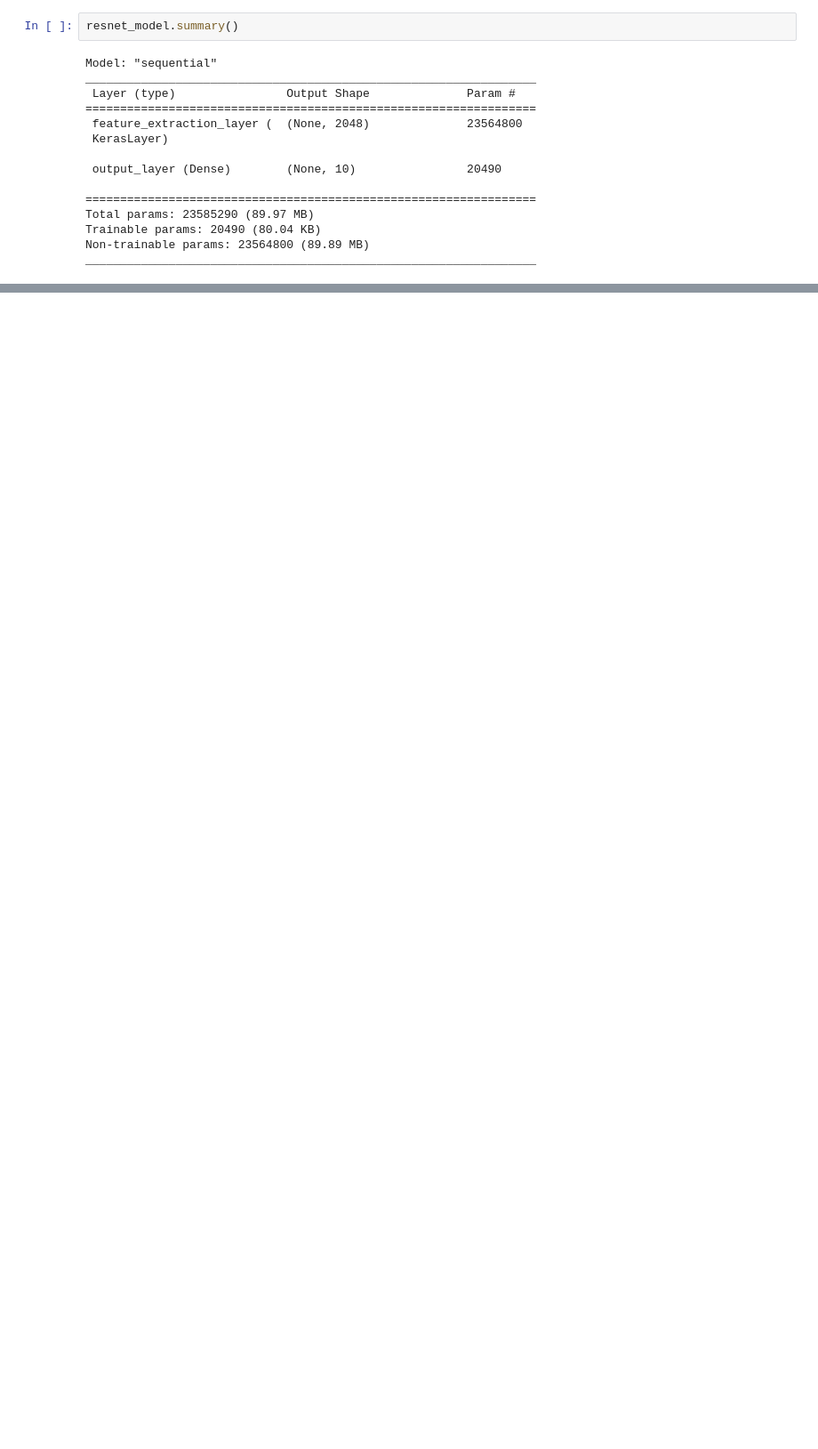
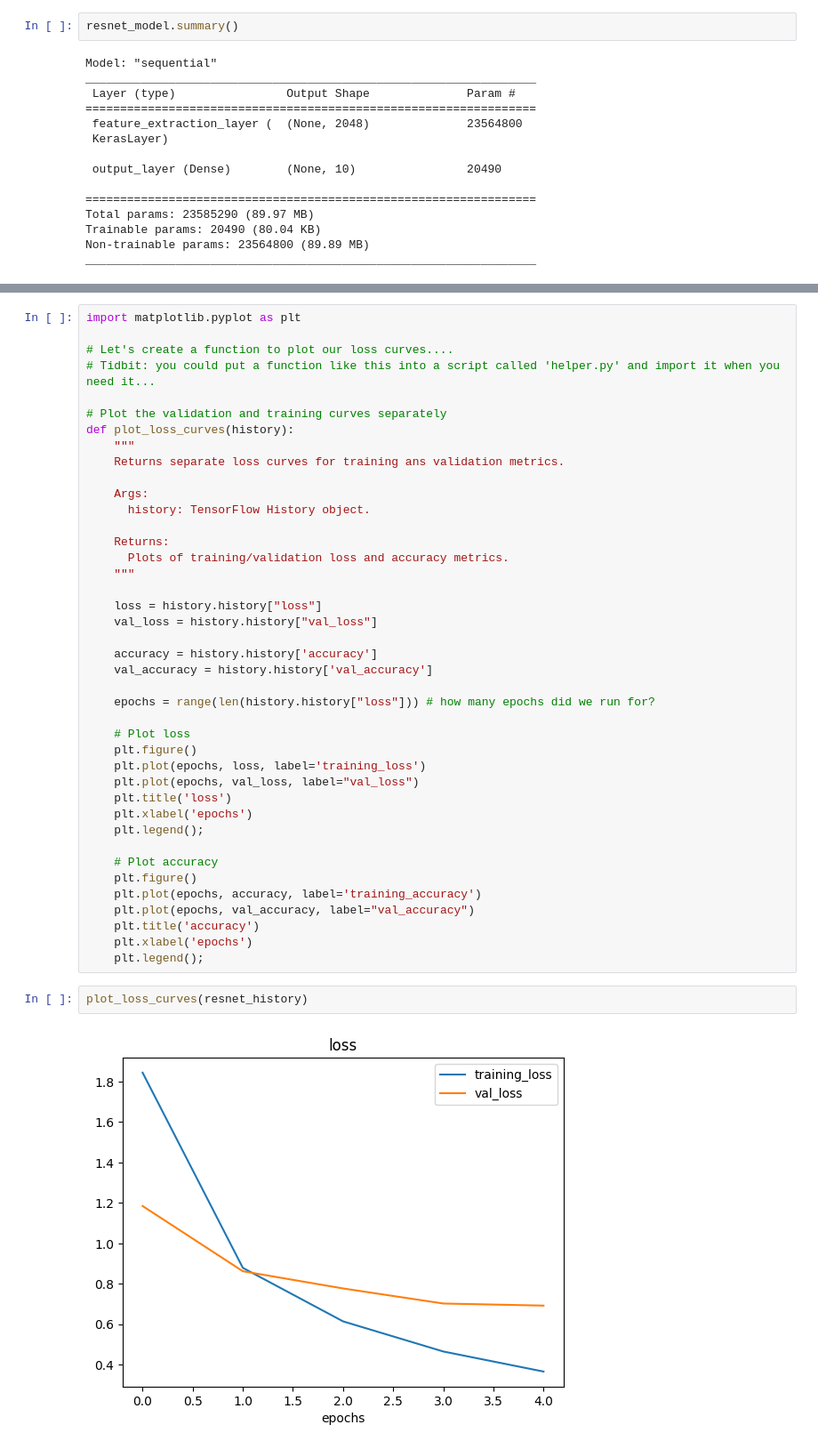
Before and after one commit to Rus-tam/daniel_bourke_course, a Jupyter notebook: 04_Transfer_Learning_with_TensorFlow_Part_1_Feature_Extraction.ipynb, the cells around one changed output, grey strips where cells are left out. Shown at 89% size. Saved outputs shown, nothing was run; the diff lists cells and outputs as text; blank space fills up the shorter version.

```diff
--- a/04_Transfer_Learning_with_TensorFlow_Part_1_Feature_Extraction.ipynb
+++ b/04_Transfer_Learning_with_TensorFlow_Part_1_Feature_Extraction.ipynb
@@ -298,0 +303,45 @@ _________________________________________________________________
+# %%
+import matplotlib.pyplot as plt
+
+# Let's create a function to plot our loss curves....
+# Tidbit: you could put a function like this into a script called 'helper.py' and import it when you need it...
+
+# Plot the validation and training curves separately
+def plot_loss_curves(history):
+    """
+    Returns separate loss curves for training ans validation metrics.
+
+    Args:
+      history: TensorFlow History object.
+
+    Returns:
+      Plots of training/validation loss and accuracy metrics.
+    """
+
+    loss = history.history["loss"]
+    val_loss = history.history["val_loss"]
+
+    accuracy = history.history['accuracy']
+    val_accuracy = history.history['val_accuracy']
+
+    epochs = range(len(history.history["loss"])) # how many epochs did we run for?
+
+    # Plot loss
+    plt.figure()
+    plt.plot(epochs, loss, label='training_loss')
+    plt.plot(epochs, val_loss, label="val_loss")
+    plt.title('loss')
+    plt.xlabel('epochs')
+    plt.legend();
+
+    # Plot accuracy
+    plt.figure()
+    plt.plot(epochs, accuracy, label='training_accuracy')
+    plt.plot(epochs, val_accuracy, label="val_accuracy")
+    plt.title('accuracy')
+    plt.xlabel('epochs')
+    plt.legend();
+# %%
+plot_loss_curves(resnet_history)
+# %% [output]
+[figure, added]
```
Also changed, not shown: parts of 12 cells of this notebook.
